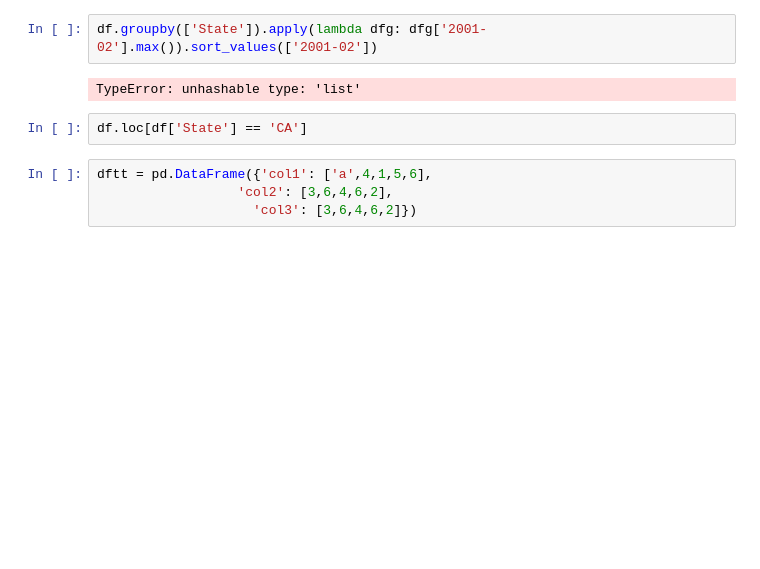
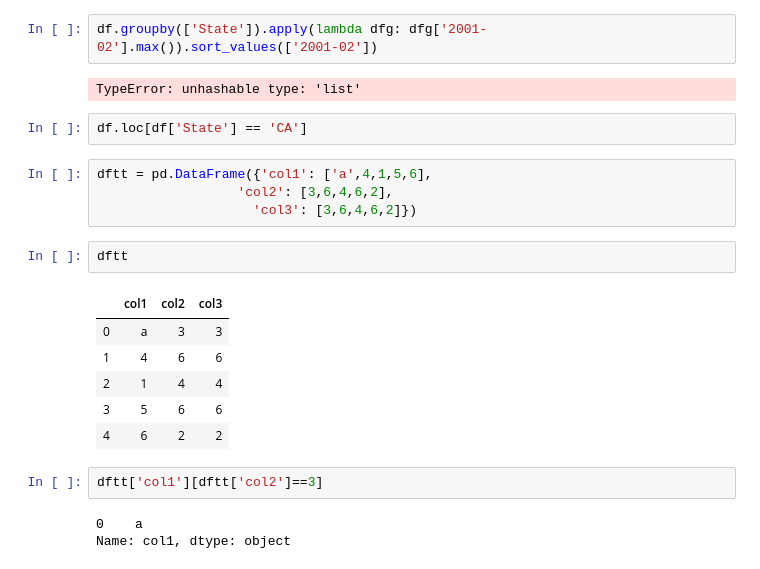
Before and after one commit to gilbertchoy/python_play, a Jupyter notebook: summary_pandas.ipynb, the cells around one changed output. Saved outputs shown, nothing was run; the diff lists cells and outputs as text; blank space fills up the shorter version.

```diff
--- a/summary_pandas.ipynb
+++ b/summary_pandas.ipynb
@@ -235,3 +225,17 @@ df.loc[df['State'] == 'CA']
 dftt = pd.DataFrame({'col1': ['a',4,1,5,6],
                   'col2': [3,6,4,6,2],
                     'col3': [3,6,4,6,2]})
+# %%
+dftt
+# %% [output]
+|  | col1 | col2 | col3 |
+| 0 | a | 3 | 3 |
+| 1 | 4 | 6 | 6 |
+| 2 | 1 | 4 | 4 |
+| 3 | 5 | 6 | 6 |
+| 4 | 6 | 2 | 2 |
+# %%
+dftt['col1'][dftt['col2']==3]
+# %% [output]
+0    a
+Name: col1, dtype: object
```
Also changed, not shown: parts of 1 cell of this notebook.
